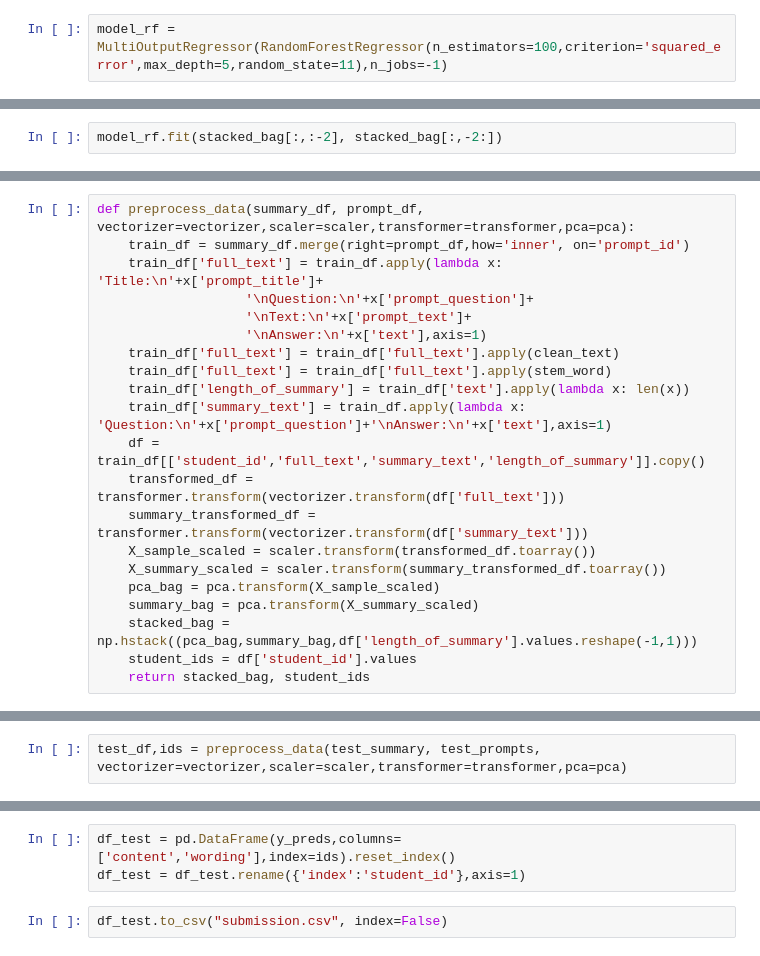
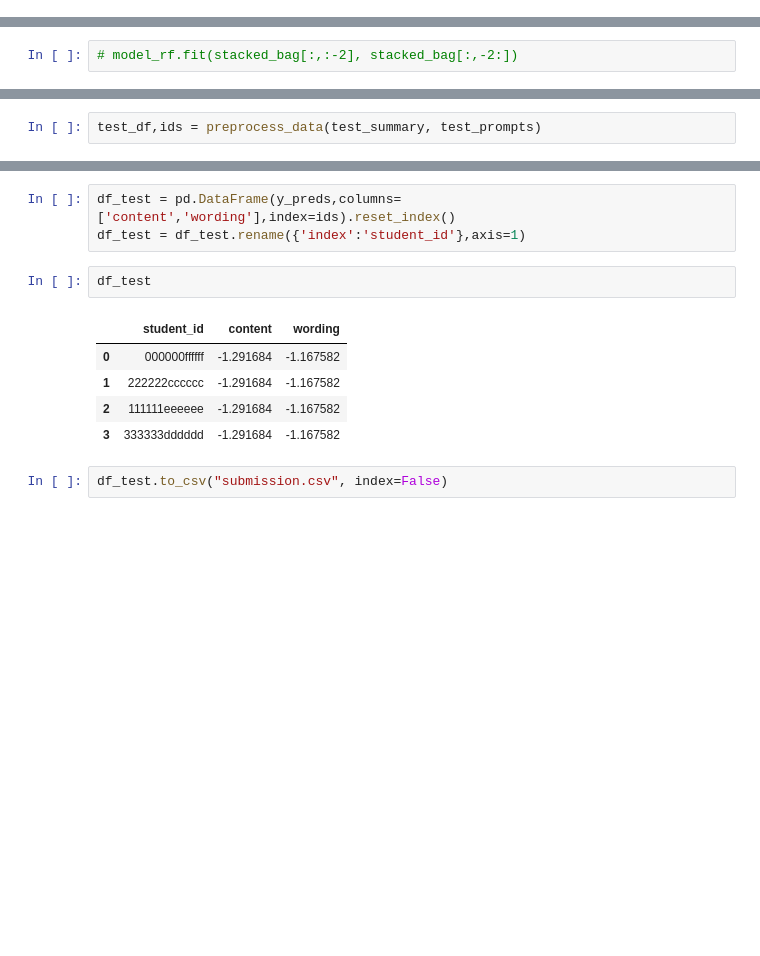
Before and after one commit to BetikuOluwatobi/commonlit-evaluate-student-summaries, a Jupyter notebook: best_submission.ipynb, the cells around one changed output, grey strips where cells are left out. Saved outputs shown, nothing was run; the diff lists cells and outputs as text; blank space fills up the shorter version.

Commit message:
Kaggle Notebook | test_notebook | Version 7

```diff
--- a/best_submission.ipynb
+++ b/best_submission.ipynb
@@ -101,5 +183,3 @@ model_rf = MultiOutputRegressor(RandomForestRegressor(n_estimators=100,criterion
-# %%
-model_rf = MultiOutputRegressor(RandomForestRegressor(n_estimators=100,criterion='squared_error',max_depth=5,random_state=11),n_jobs=-1)
 # %%
 model_rf.fit(X_train,y_train)
 # %% [output]
@@ -115,2 +199,2 @@ mcrmse(y_test,y_preds)
 # %%
-model_rf.fit(stacked_bag[:,:-2], stacked_bag[:,-2:])
+# model_rf.fit(stacked_bag[:,:-2], stacked_bag[:,-2:])
@@ -129,21 +200,0 @@ StandardScaler()
-# %%
-def preprocess_data(summary_df, prompt_df, vectorizer=vectorizer,scaler=scaler,transformer=transformer,pca=pca):
-    train_df = summary_df.merge(right=prompt_df,how='inner', on='prompt_id')
-    train_df['full_text'] = train_df.apply(lambda x: 'Title:\n'+x['prompt_title']+
-                   '\nQuestion:\n'+x['prompt_question']+
-                   '\nText:\n'+x['prompt_text']+
-                   '\nAnswer:\n'+x['text'],axis=1)
-    train_df['full_text'] = train_df['full_text'].apply(clean_text)
-    train_df['full_text'] = train_df['full_text'].apply(stem_word)
-    train_df['length_of_summary'] = train_df['text'].apply(lambda x: len(x))
-    train_df['summary_text'] = train_df.apply(lambda x: 'Question:\n'+x['prompt_question']+'\nAnswer:\n'+x['text'],axis=1)
-    df = train_df[['student_id','full_text','summary_text','length_of_summary']].copy()
-    transformed_df = transformer.transform(vectorizer.transform(df['full_text']))
-    summary_transformed_df = transformer.transform(vectorizer.transform(df['summary_text']))
-    X_sample_scaled = scaler.transform(transformed_df.toarray())
-    X_summary_scaled = scaler.transform(summary_transformed_df.toarray())
-    pca_bag = pca.transform(X_sample_scaled)
-    summary_bag = pca.transform(X_summary_scaled)
-    stacked_bag = np.hstack((pca_bag,summary_bag,df['length_of_summary'].values.reshape(-1,1)))
-    student_ids = df['student_id'].values
-    return stacked_bag, student_ids
@@ -151,4 +253,4 @@ def preprocess_data(summary_df, prompt_df, vectorizer=vectorizer,scaler=scaler,t
 test_summary = pd.read_csv('/kaggle/input/commonlit-evaluate-student-summaries/summaries_test.csv')
 test_prompts = pd.read_csv('/kaggle/input/commonlit-evaluate-student-summaries/prompts_test.csv')
 # %%
-test_df,ids = preprocess_data(test_summary, test_prompts, vectorizer=vectorizer,scaler=scaler,transformer=transformer,pca=pca)
+test_df,ids = preprocess_data(test_summary, test_prompts)
@@ -157,5 +266,13 @@ y_preds = model_rf.predict(test_df)
 # %%
 df_test = pd.DataFrame(y_preds,columns=['content','wording'],index=ids).reset_index()
 df_test = df_test.rename({'index':'student_id'},axis=1)
+# %%
+df_test
+# %% [output]
+|  | student_id | content | wording |
+| 0 | 000000ffffff | -1.291684 | -1.167582 |
+| 1 | 222222cccccc | -1.291684 | -1.167582 |
+| 2 | 111111eeeeee | -1.291684 | -1.167582 |
+| 3 | 333333dddddd | -1.291684 | -1.167582 |
 # %%
 df_test.to_csv("submission.csv", index=False)
```
Also changed, not shown: parts of 16 cells of this notebook.
